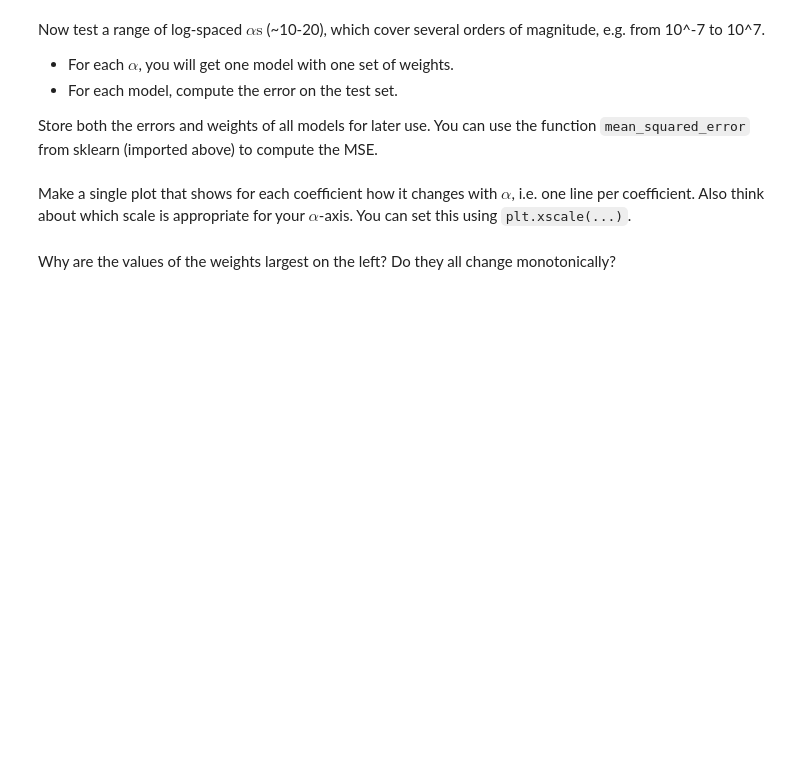
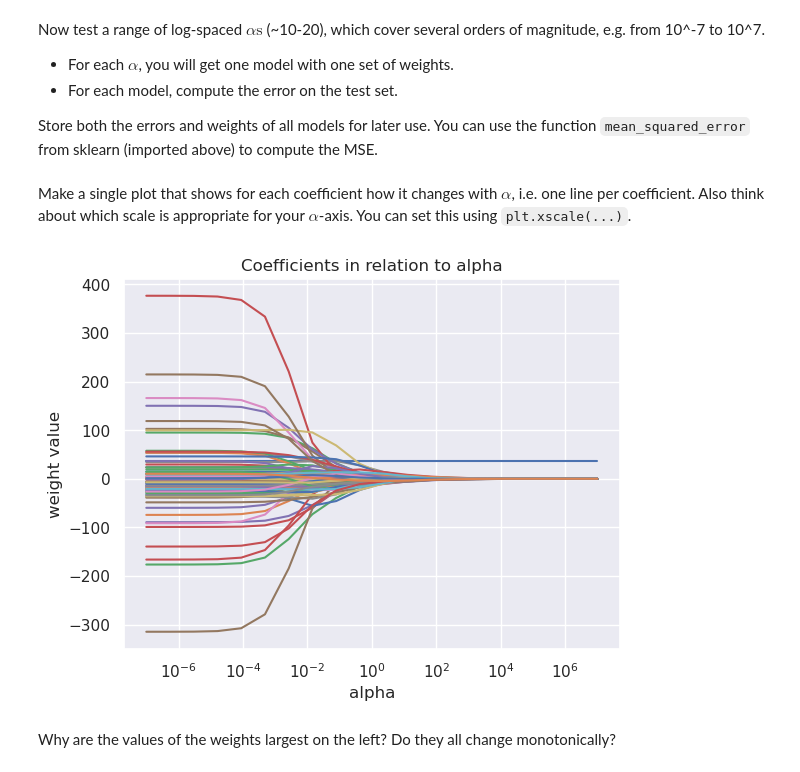
Before and after one commit to carl-lorenz/ML_practicals, a Jupyter notebook: Practical1/1_Buettner_Kortum_Lorenz.ipynb, the cells around one changed output. Saved outputs shown, nothing was run; the diff lists cells and outputs as text; code cells hidden in the pictures; blank space fills up the shorter version.

```diff
--- a/Practical1/1_Buettner_Kortum_Lorenz.ipynb
+++ b/Practical1/1_Buettner_Kortum_Lorenz.ipynb
@@ -409,7 +423,11 @@ alphas = np.logspace(-7, 7, 20)
 
 # ---------------- INSERT CODE ----------------------
 
-
+records = []
+for alpha in alphas:
+    w, y_pred = ridge_regression(X_test, X_train, y_train, alpha)
+    mse =  mean_squared_error(y_test, y_pred)
+    records.append({'alpha': alpha, 'weights': w, 'mse': mse})
 
 # ---------------- END CODE -------------------------
 # %% [markdown]
@@ -419,3 +435,20 @@ Make a single plot that shows for each coefficient how it changes with $\alpha$,
+# %%
+# Plot of coefficients vs. alphas
+
+# Storing weights in a matrix:
+weights_matrix = np.vstack([np.squeeze(record['weights']) for record in records])
+
+sns.set_theme()
+plt.figure()
+for i in range(weights_matrix.shape[1]):
+    plt.plot(alphas, weights_matrix[:, i], label=f'w_{i}')
+plt.xscale('log')
+plt.xlabel('alpha')
+plt.ylabel('weight value')
+plt.title('Coefficients in relation to alpha')
+plt.show()
+# %% [output]
+[figure, added]
 # %% [markdown]
 Why are the values of the weights largest on the left? Do they all change monotonically?
 # %% [markdown]
```
Also changed, not shown: parts of 14 cells of this notebook.
